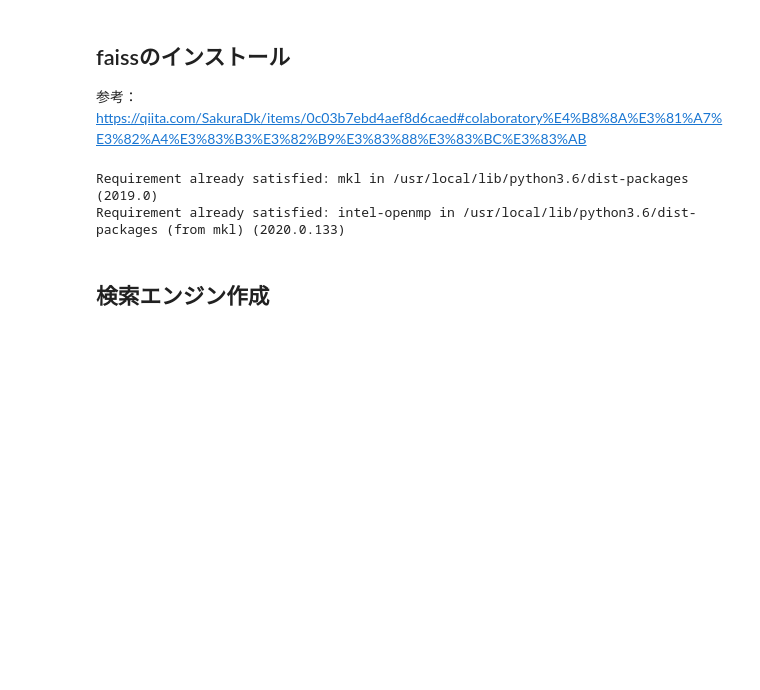
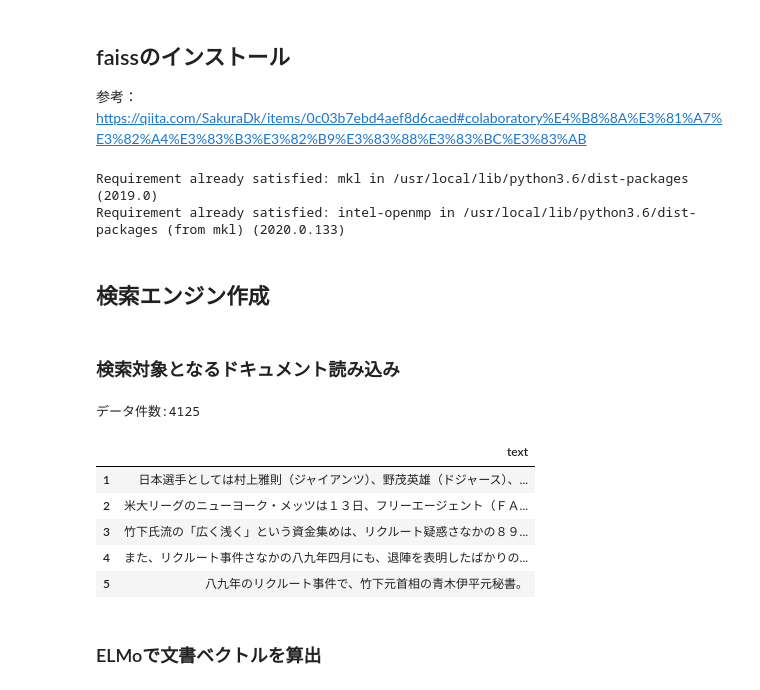
Before and after one commit to Itsuki-Hamano123/experiment_search_engine, a Jupyter notebook: elmo_search_engine.ipynb, the cells around one changed output. Drawn from its saved outputs; the diff is of its cells as text; code cells hidden in the pictures; blank space fills up the shorter version.

```diff
--- a/elmo_search_engine.ipynb
+++ b/elmo_search_engine.ipynb
@@ -307,3 +309,25 @@ Requirement already satisfied: intel-openmp in /usr/local/lib/python3.6/dist-pac
 import faiss
 # %% [markdown]
 ## 検索エンジン作成
+# %% [markdown]
+### 検索対象となるドキュメント読み込み
+# %%
+DATA_DIR = "./datasets"
+DATA_PATH = "a_ntcir_all_data.csv"
+TEXT_COLUMN = "text"
+
+headers = [TEXT_COLUMN]
+register_documents = pd.read_csv(DATA_DIR+"/"+DATA_PATH, names=headers)
+print("データ件数:{size}".format(size=len(register_documents)))
+register_documents.index = register_documents.index + 1
+register_documents.head()
+# %% [output]
+データ件数:4125
+|  | text |
+| 1 | 日本選手としては村上雅則（ジャイアンツ）、野茂英雄（ドジャース）、... |
+| 2 | 米大リーグのニューヨーク・メッツは１３日、フリーエージェント（ＦＡ... |
+| 3 | 竹下氏流の「広く浅く」という資金集めは、リクルート疑惑さなかの８９... |
+| 4 | また、リクルート事件さなかの八九年四月にも、退陣を表明したばかりの... |
+| 5 | 八九年のリクルート事件で、竹下元首相の青木伊平元秘書。 |
+# %% [markdown]
+### ELMoで文書ベクトルを算出
```
Also changed, not shown: parts of 8 cells of this notebook.
